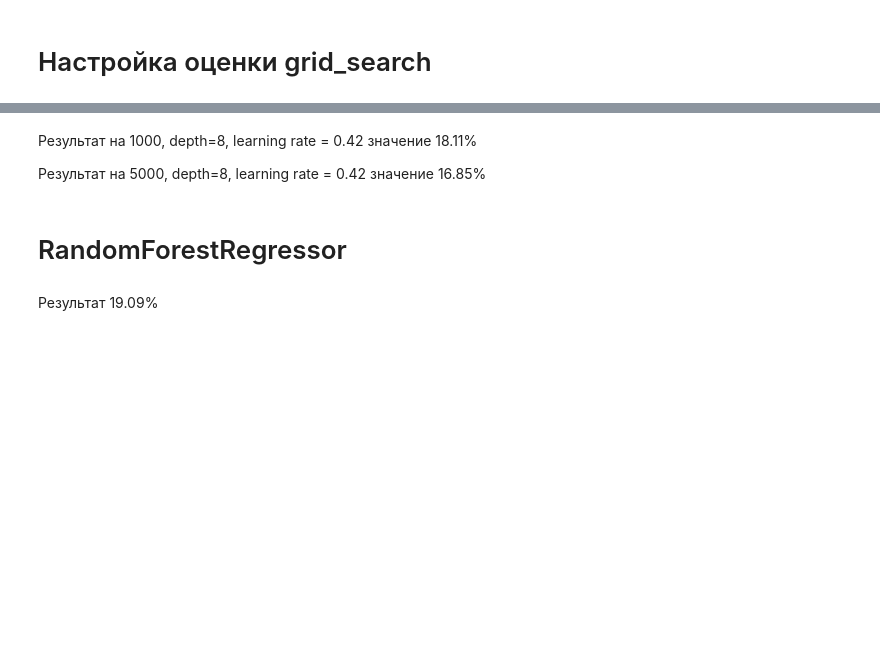
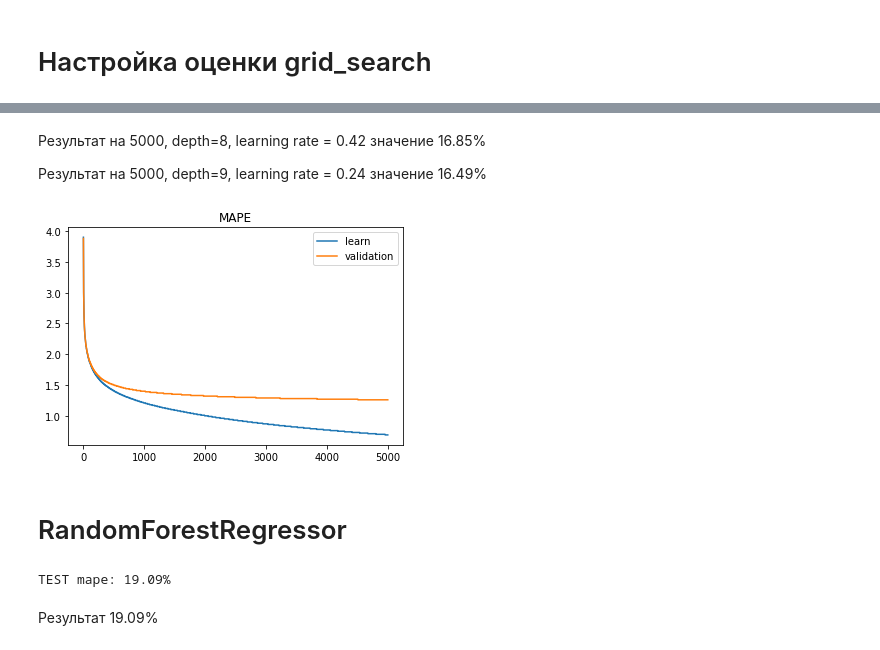
Before and after one commit to TimeryaevaM/Diplom, a Jupyter notebook: diplom_7v_temp.ipynb, the cells around one changed output, grey strips where cells are left out. Drawn from its saved outputs; the diff is of its cells as text; code cells hidden in the pictures; blank space fills up the shorter version.

```diff
--- a/diplom_7v_temp.ipynb
+++ b/diplom_7v_temp.ipynb
@@ -1671,19 +1671,19 @@ TEST mape: 21.39%
 # %% [markdown]
 # Настройка оценки grid_search
 # %%
-# model_cbr = CatBoostRegressor(iterations = 1000,
-#                               random_seed = RANDOM_SEED,
-#                               eval_metric='MAPE',
-#                               od_wait=100,
-#                           )
+model_cbr = CatBoostRegressor(iterations = 1000,
+                              random_seed = RANDOM_SEED,
+                              eval_metric='MAPE',
+                              od_wait=100,
+                          )
 
-# parameters = {'depth': sp_randInt(4, 10),
-#                 'learning_rate': sp_randFloat(),
-#                 }
+parameters = {'depth': sp_randInt(4, 10),
+                'learning_rate': sp_randFloat(),
+                }
 
-# randm = RandomizedSearchCV(estimator=model_cbr, param_distributions = parameters, n_jobs=-1)
+randm = RandomizedSearchCV(estimator=model_cbr, param_distributions = parameters, n_jobs=-1)
 
-# randm.fit(X_train, y_train, verbose_eval=0)
+randm.fit(X_train, y_train, verbose_eval=0)
 
-# best_param = randm.best_params_
-# best_param
+best_param = randm.best_params_
+best_param
@@ -1717,23 +1723,39 @@ TEST mape: 21.39%
 # %% [markdown]
-Результат на 1000, depth=8, learning rate = 0.42 значение 18.11%
+Результат на 5000, depth=8, learning rate = 0.42 значение 16.85%
 
-Результат на 5000, depth=8, learning rate = 0.42 значение 16.85%
+Результат на 5000, depth=9, learning rate = 0.24 значение 16.49%
+# %%
+# График обучения
+
+learn_mape = [round(x * 100, 2) for x in model_cbr.evals_result_['learn']['MAPE']]
+valid_mape = [round(x * 100, 2) for x in model_cbr.evals_result_['validation']['MAPE']]
+
+# plt.figure(figsize=(15, 7))
+plt.title('MAPE')
+plt.plot(learn_mape, label='learn')
+plt.plot(valid_mape, label='validation')
+plt.legend()
+plt.show()
+# %% [output]
+[figure, added]
 # %% [markdown]
 # RandomForestRegressor
 # %%
-# model_rfr = RandomForestRegressor(random_state=RANDOM_SEED)
+model_rfr = RandomForestRegressor(random_state=RANDOM_SEED)
 
-# # Обучаем модель на тестовом наборе данных
-# model_rfr.fit(X_train, y_train)
-# y_pred = model_rfr.predict(X_test)
+# Обучаем модель на тестовом наборе данных
+model_rfr.fit(X_train, y_train)
+y_pred = model_rfr.predict(X_test)
 
-# # Преобразуем Y_test, y_pred к exp значениям для оценки MAPE
+# Преобразуем Y_test, y_pred к exp значениям для оценки MAPE
 
-# y_pred_exp = np.round(np.exp(y_pred) - 1)
-# y_test_exp = np.round(np.exp(y_test) - 1)
+y_pred_exp = np.round(np.exp(y_pred) - 1)
+y_test_exp = np.round(np.exp(y_test) - 1)
 
-# # Вывод результата MAPE
-# print(f"TEST mape: {(mape(y_test_exp, y_pred_exp))*100:0.2f}%")
+# Вывод результата MAPE
+print(f"TEST mape: {(mape(y_test_exp, y_pred_exp))*100:0.2f}%")
+# %% [output]
+TEST mape: 19.09%
 # %% [markdown]
 Результат 19.09%
 # %%
```
Also changed, not shown: parts of 68 cells of this notebook.
